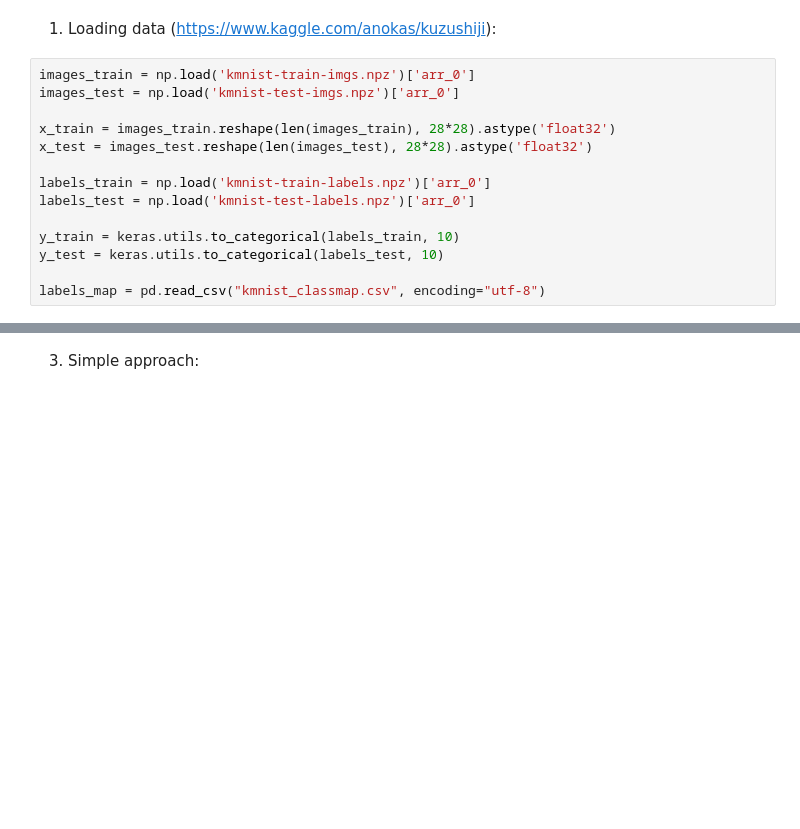
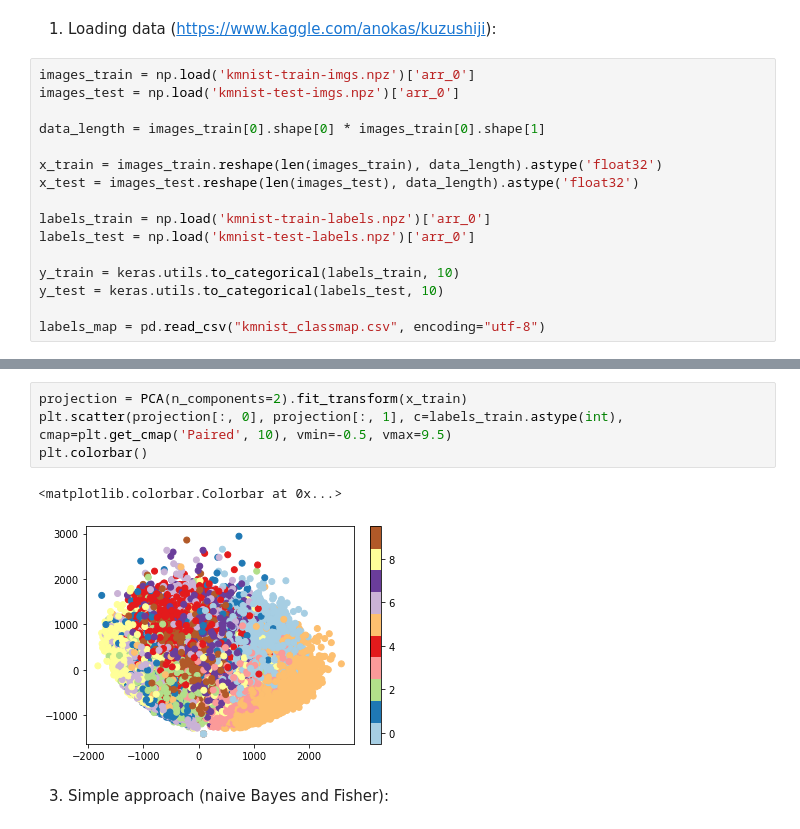
Before and after one commit to mgoncerz/ml_zaliczenie_projekt, a Jupyter notebook: projekt.ipynb, the cells around one changed output, grey strips where cells are left out. Cells and saved outputs as stored; diff of their text form; blank space fills up the shorter version.

```diff
--- a/projekt.ipynb
+++ b/projekt.ipynb
@@ -34,8 +37,10 @@ Hiragana:
 images_train = np.load('kmnist-train-imgs.npz')['arr_0']
 images_test = np.load('kmnist-test-imgs.npz')['arr_0']
 
-x_train = images_train.reshape(len(images_train), 28*28).astype('float32')
-x_test = images_test.reshape(len(images_test), 28*28).astype('float32')
+data_length = images_train[0].shape[0] * images_train[0].shape[1]
+
+x_train = images_train.reshape(len(images_train), data_length).astype('float32')
+x_test = images_test.reshape(len(images_test), data_length).astype('float32')
 
 labels_train = np.load('kmnist-train-labels.npz')['arr_0']
 labels_test = np.load('kmnist-test-labels.npz')['arr_0']
@@ -68,5 +73,12 @@ for i in range(100):
 8      8    U+308C    れ
 9      9    U+3092    を
 [figure]
+# %%
+projection = PCA(n_components=2).fit_transform(x_train)
+plt.scatter(projection[:, 0], projection[:, 1], c=labels_train.astype(int), cmap=plt.get_cmap('Paired', 10), vmin=-0.5, vmax=9.5)
+plt.colorbar()
+# %% [output]
+<matplotlib.colorbar.Colorbar at 0x...>
+[figure, added]
 # %% [markdown]
-3. Simple approach:
+3. Simple approach (naive Bayes and Fisher):
```
Also changed, not shown: parts of 6 cells of this notebook.
